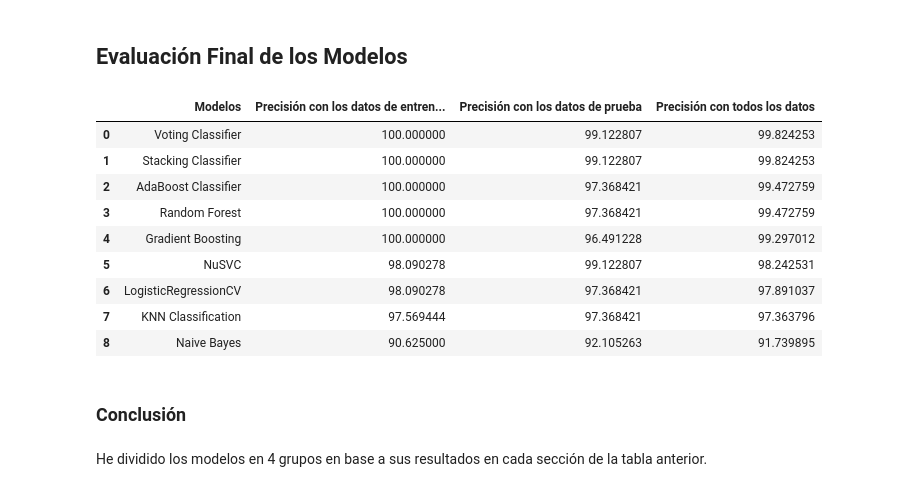
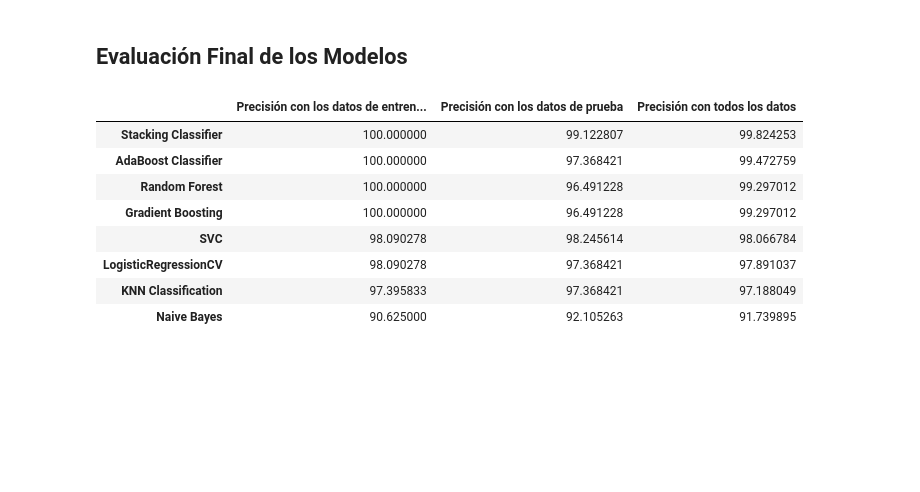
Before and after one commit to Rubenvalrom/Analisis-de-modelos-predictivos-contra-el-cancer-de-mama, a Jupyter notebook: ML cancer.ipynb, the cells around one changed output. Saved outputs shown, nothing was run; the diff lists cells and outputs as text; code cells hidden in the pictures; blank space fills up the shorter version.

```diff
--- a/ML cancer.ipynb
+++ b/ML cancer.ipynb
@@ -378,12 +385,9 @@ qq_plots(X)
 +   La distribución de la mayoría de variables se aproximan a una normal pero se pierde en los extremos
 Requerirán un proceso de normalización para modelos a los les afecte como K-Neighbors
 # %%
-scaler = MinMaxScaler()
-quantile = QuantileTransformer(output_distribution='normal', n_quantiles=100)
+quantile = QuantileTransformer(output_distribution='normal', n_quantiles=500)
 
-procesador_x = make_pipeline(scaler, quantile)
-
-X_scaled = procesador_x.fit_transform(X)
+X_scaled = quantile.fit_transform(X)
 df_X_scaled = pd.DataFrame(X_scaled, columns=X.columns)
 # %%
 qq_plots(df_X_scaled)
@@ -740,21 +740,0 @@ weighted avg       0.99      0.99      0.99       114
-# %%
-voting_clf = VotingClassifier(
-    estimators=[
-        ('adaboost', adaboost_be),
-        ('rf', rf_be),
-        ('gbc', gbc_be),
-        ('nusvc', nusvc_be),
-        ('knn', knn_be),
-    ],
-    voting='hard',
-    n_jobs=-1
-)
-
-# Ajustar el modelo
-voting_clf.fit(X_train_smote, y_train_smote)
-
-# Realizar predicciones
-y_pred_voting = voting_clf.predict(X_test_scaled)
-
-# Evaluar el modelo
-evaluar_modelo(y_test, y_pred_voting)
@@ -774,7 +744,7 @@ stacking_clf = StackingClassifier(
         ('adaboost', adaboost_be),
         ('rf', rf_be),
         ('gbc', gbc_be),
-        ('nusvc', nusvc_be),
+        ('svc', svc_be),
         ('knn', knn_be),
     ],
     final_estimator=LogisticRegression(random_state=27, solver= 'liblinear', max_iter=5000),
@@ -803,51 +773,43 @@ weighted avg       0.99      0.99      0.99       114
 # %%
 resumen = pd.DataFrame()
 
-resumen['Modelos'] = ['LogisticRegressionCV', 'KNN Classification', 'Naive Bayes', 'AdaBoost Classifier', 'Random Forest', 'Gradient Boosting', 'NuSVC', 'Voting Classifier', 'Stacking Classifier']
+resumen.index = ['LogisticRegressionCV', 'KNN Classification', 'Naive Bayes', 'AdaBoost Classifier', 'Random Forest', 'Gradient Boosting', 'SVC', 'Stacking Classifier']
 
 resumen['Precisión con los datos de entrenamiento'] =  [log_reg_cv.score(X_train_smote, y_train_smote) * 100,
                                                         knn_be.score(X_train_smote, y_train_smote) * 100,
                                                         nb.score(X_train_smote, y_train_smote) * 100,
                                                         adaboost_be.score(X_train_smote, y_train_smote) * 100,
                                                         rf_be.score(X_train_smote, y_train_smote) * 100,
                                                         gbc_be.score(X_train_smote, y_train_smote) * 100,
-                                                        nusvc_be.score(X_train_smote, y_train_smote) * 100,
-                                                        voting_clf.score(X_train_smote, y_train_smote) * 100,
+                                                        svc_be.score(X_train_smote, y_train_smote) * 100,
                                                         stacking_clf.score(X_train_smote, y_train_smote) * 100]
 
 resumen['Precisión con los datos de prueba'] =         [log_reg_cv.score(X_test_scaled, y_test) * 100,
                                                         knn_be.score(X_test_scaled, y_test) * 100,
                                                         nb.score(X_test_scaled, y_test) * 100,
                                                         adaboost_be.score(X_test_scaled, y_test) * 100,
                                                         rf_be.score(X_test_scaled, y_test) * 100,
                                                         gbc_be.score(X_test_scaled, y_test) * 100,
-                                                        nusvc_be.score(X_test_scaled, y_test) * 100,
-                                                        voting_clf.score(X_test_scaled, y_test) * 100,
+                                                        svc_be.score(X_test_scaled, y_test) * 100,
                                                         stacking_clf.score(X_test_scaled, y_test) * 100]
 
 resumen['Precisión con todos los datos'] =             [log_reg_cv.score(X_scaled, y) * 100,
                                                         knn_be.score(X_scaled, y) * 100,
                                                         nb.score(X_scaled, y) * 100,
                                                         adaboost_be.score(X_scaled, y) * 100,
                                                         rf_be.score(X_scaled, y) * 100,
                                                         gbc_be.score(X_scaled, y) * 100,
-                                                        nusvc_be.score(X_scaled, y) * 100,
-                                                        voting_clf.score(X_scaled, y) * 100,
+                                                        svc_be.score(X_scaled, y) * 100,
                                                         stacking_clf.score(X_scaled, y) * 100]
 
-resumen.sort_values(by=['Precisión con todos los datos','Precisión con los datos de prueba','Precisión con los datos de entrenamiento'] , ascending=False).reset_index(drop=True)
+resumen.sort_values(by=['Precisión con todos los datos','Precisión con los datos de prueba','Precisión con los datos de entrenamiento'] , ascending=False)
 # %% [output]
-|  | Modelos | Precisión con los datos de entren... | Precisión con los datos de prueba | Precisión con todos los datos |
-| 0 | Voting Classifier | 100.000000 | 99.122807 | 99.824253 |
-| 1 | Stacking Classifier | 100.000000 | 99.122807 | 99.824253 |
-| 2 | AdaBoost Classifier | 100.000000 | 97.368421 | 99.472759 |
-| 3 | Random Forest | 100.000000 | 97.368421 | 99.472759 |
-| 4 | Gradient Boosting | 100.000000 | 96.491228 | 99.297012 |
-| 5 | NuSVC | 98.090278 | 99.122807 | 98.242531 |
-| 6 | LogisticRegressionCV | 98.090278 | 97.368421 | 97.891037 |
-| 7 | KNN Classification | 97.569444 | 97.368421 | 97.363796 |
-| 8 | Naive Bayes | 90.625000 | 92.105263 | 91.739895 |
+|  | Precisión con los datos de entren... | Precisión con los datos de prueba | Precisión con todos los datos |
+| Stacking Classifier | 100.000000 | 99.122807 | 99.824253 |
+| AdaBoost Classifier | 100.000000 | 97.368421 | 99.472759 |
+| Random Forest | 100.000000 | 96.491228 | 99.297012 |
+| Gradient Boosting | 100.000000 | 96.491228 | 99.297012 |
+| SVC | 98.090278 | 98.245614 | 98.066784 |
+| LogisticRegressionCV | 98.090278 | 97.368421 | 97.891037 |
+| KNN Classification | 97.395833 | 97.368421 | 97.188049 |
+| Naive Bayes | 90.625000 | 92.105263 | 91.739895 |
-# %% [markdown]
-### Conclusión
-# %% [markdown]
-He dividido los modelos en 4 grupos en base a sus resultados en cada sección de la tabla anterior.
```
Also changed, not shown: parts of 20 cells of this notebook, 1 other file.
